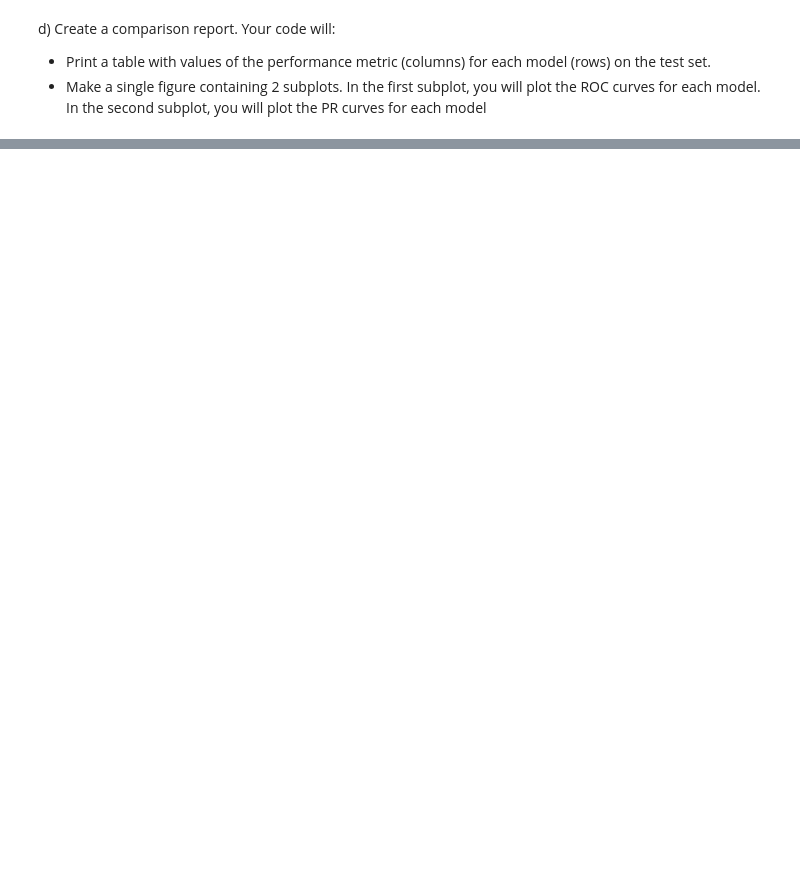
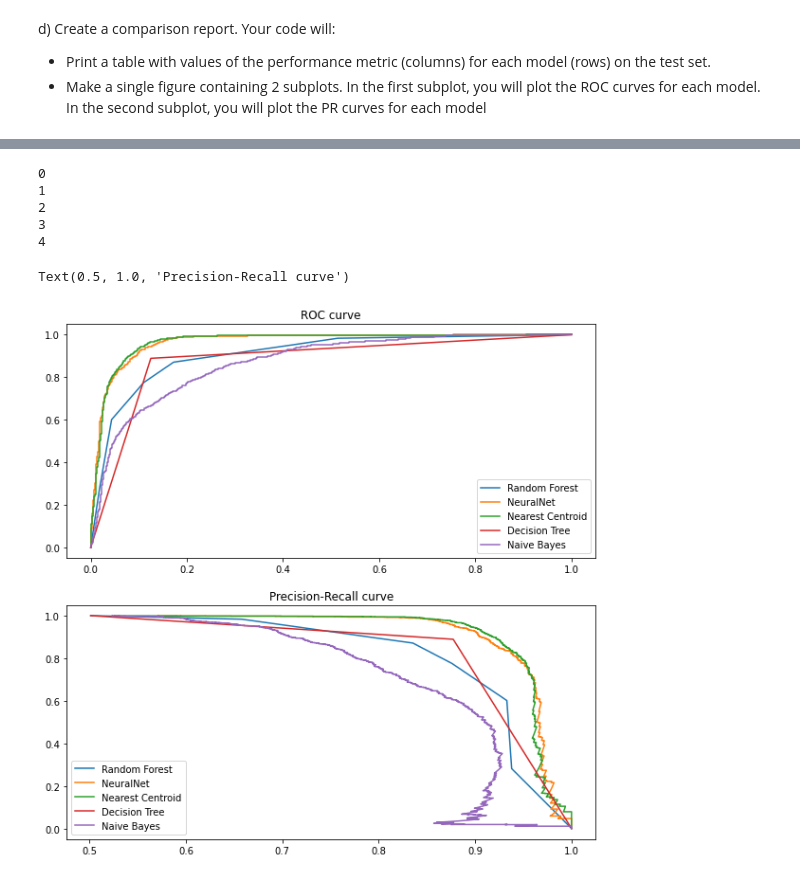
Before and after one commit to GustavoSanches55/NeuralNetAndOthers, a Jupyter notebook: src/506454.ipynb, the cells around one changed output, grey strips where cells are left out. Saved outputs shown, nothing was run; the diff lists cells and outputs as text; code cells hidden in the pictures; blank space fills up the shorter version.

Commit message:
Finalizando random forest e comparacoes

```diff
--- a/src/506454.ipynb
+++ b/src/506454.ipynb
@@ -497,3 +490,0 @@ print(set(y_train_3))
-# %%
-a = np.array([1,2,1,3,5,5])
-print(set(a))
@@ -744,15 +802,29 @@ using the following performance metrics:
 - AUC-ROC
 - AUC-PR
 # %%
-models = [nc, tree_class, gaussian]
-names = ["Nearest Centroid", "Decision Tree", "Naive Bayes"]
+from sklearn.metrics import precision_score
+from sklearn.metrics import recall_score
+models = [forest_test, mine_mlp, nc, tree_class, gaussian]
+names = ["Random Forest", "NeuralNet", "Nearest Centroid", "Decision Tree", "Naive Bayes"]
 
+small_X2 = X_test_2
+small_y2 = y_test_2
+precisions = []
+recalls = []
+PRs = []
+ROCs = []
 
 for i in range(len(models)):
-    y_pred_2 = models[i].predict(X_test_2)
+    y_pred_2 = models[i].predict(small_X2)
     print(f"_____________{names[i]}______________\n")
-    print(f"PR score: {average_precision_score(y_test_2, y_pred_2):.2}")
-    print(f"ROC score: {roc_auc_score(y_test_2, y_pred_2):.2}")
+    precisions.append(round(precision_score(small_y2, y_pred_2), 3))
+    print(f"precision: {precisions[-1]}")
+    recalls.append(round(recall_score(small_y2, y_pred_2), 3))
+    print(f"recall: {recalls[-1]}")
+    PRs.append(round(average_precision_score(small_y2, y_pred_2), 3))
+    print(f"PR score: {PRs[-1]}")
+    ROCs.append(round(roc_auc_score(small_y2, y_pred_2),3))
+    print(f"ROC score: {ROCs[-1]}")
     print()
 print("______________________________________")
 # %% [output]
@@ -781,0 +867,25 @@ each model
+# %%
+from sklearn.metrics import roc_curve, precision_recall_curve
+
+fig, ax = plt.subplots(2, figsize=(10,10))
+
+for i in range(len(models)):
+    fpr, tpr, thresholds = roc_curve(small_y2, models[i].predict_proba(small_X2)[:,1])
+    ax[0].plot(fpr, tpr, label=names[i])
+    ax[0].legend()
+
+    fpr, tpr, thresholds = precision_recall_curve(small_y2, models[i].predict_proba(small_X2)[:,1])
+    ax[1].plot(fpr, tpr, label=names[i])
+    ax[1].legend()
+    print(i)
+
+ax[0].set_title("ROC curve")
+ax[1].set_title("Precision-Recall curve")
+# %% [output]
+0
+1
+2
+3
+4
+Text(0.5, 1.0, 'Precision-Recall curve')
+[figure, added]
```
Also changed, not shown: parts of 18 cells of this notebook, 1 other file.
